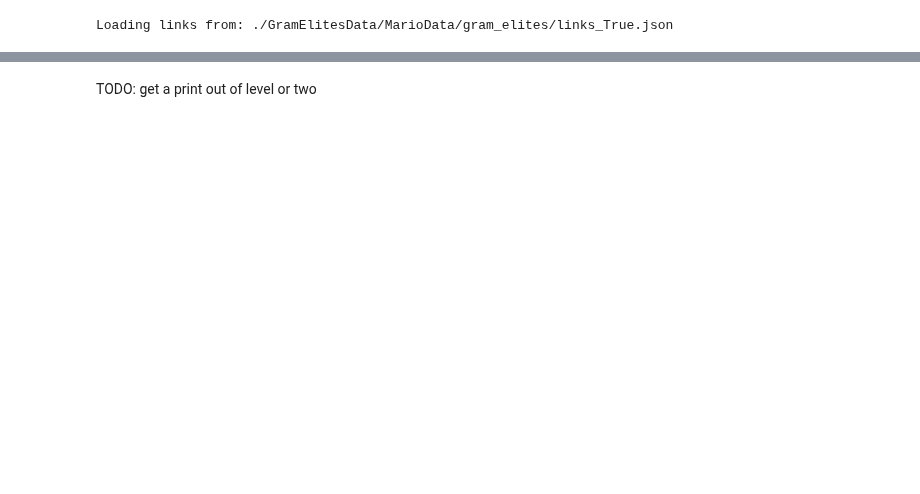
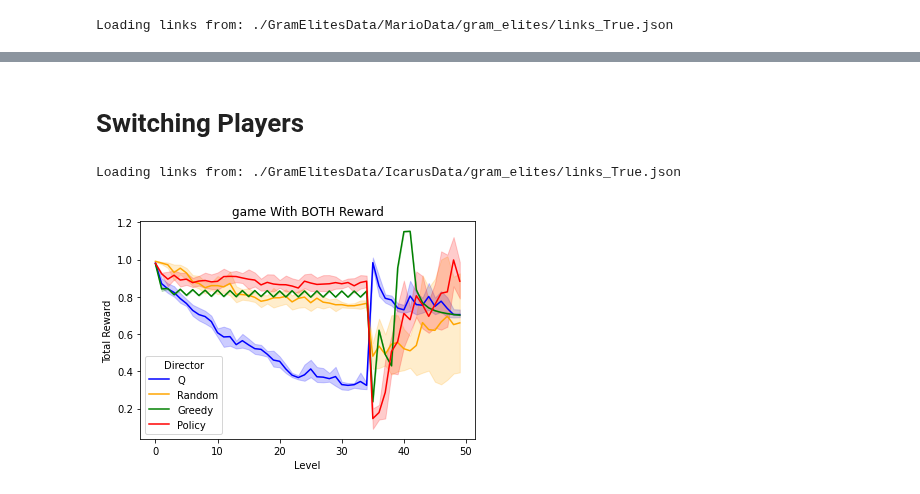
Before and after one commit to crowdgames/mdp-level-assembly, a Jupyter notebook: Analysis.ipynb, the cells around one changed output, grey strips where cells are left out. Drawn from its saved outputs; the diff is of its cells as text; code cells hidden in the pictures; blank space fills up the shorter version.

```diff
--- a/Analysis.ipynb
+++ b/Analysis.ipynb
@@ -269,2 +390,19 @@ for (rt, a), g_df in df.groupby(['Reward Type', 'Agent']):
-# %% [markdown]
-TODO: get a print out of level or two
+# %% [markdown]
+# Switching Players
+# %%
+config = Icarus
+graph = Utility.get_level_segment_graph(config, True)
+
+rewards = ('Design Reward', 'Player Reward', 'Both Reward')
+
+REWARD_STR = Utility.reward_type_to_str(Utility.RewardType.DESIGNER)
+df, info = get_all_player_playthroughs(config, 'switch')
+# %% [output]
+Loading links from: ./GramElitesData/IcarusData/gram_elites/links_True.json
+# %%
+for (rt, a), g_df in df.groupby(['Reward Type', 'Agent']):
+    sns.lineplot(data=g_df, x='Level', y=REWARD_MAP[rt], hue='Director', palette=PALETTE)
+    plt.title(f'{a} With {rt} Reward')
+    plt.show()
+# %% [output]
+[figure, added]
```
Also changed, not shown: parts of 20 cells of this notebook, 5 other files.
